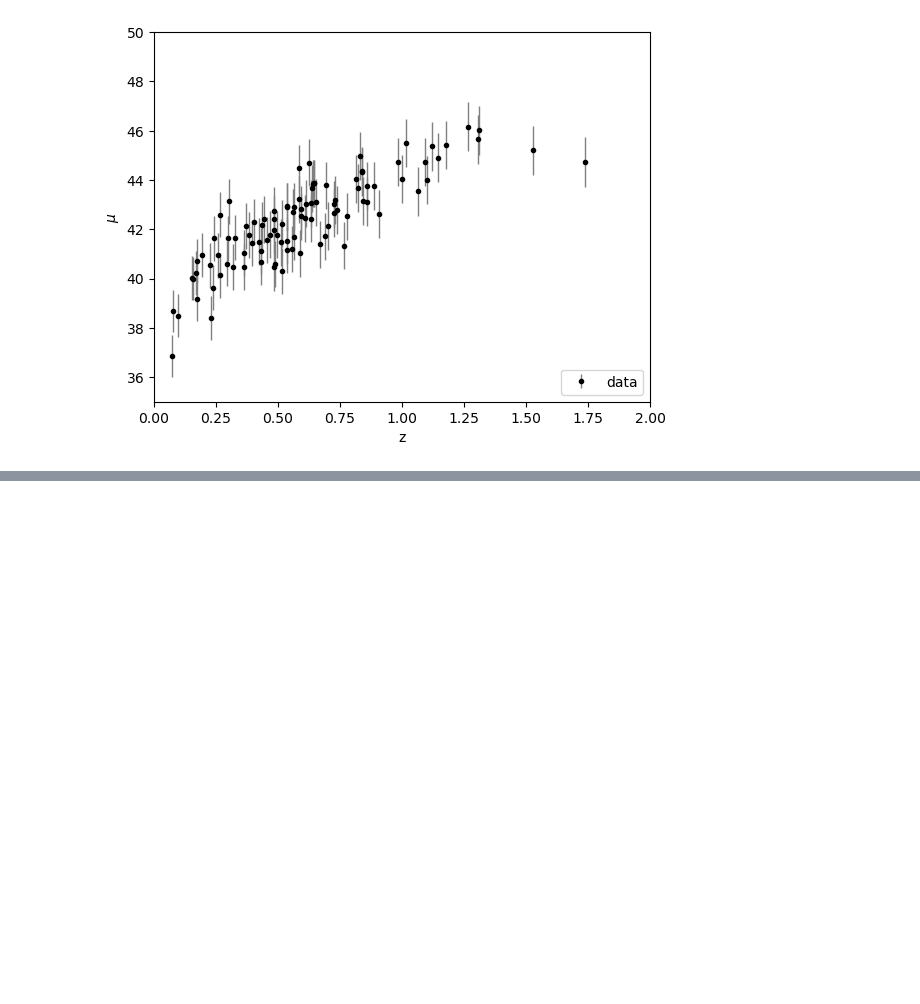
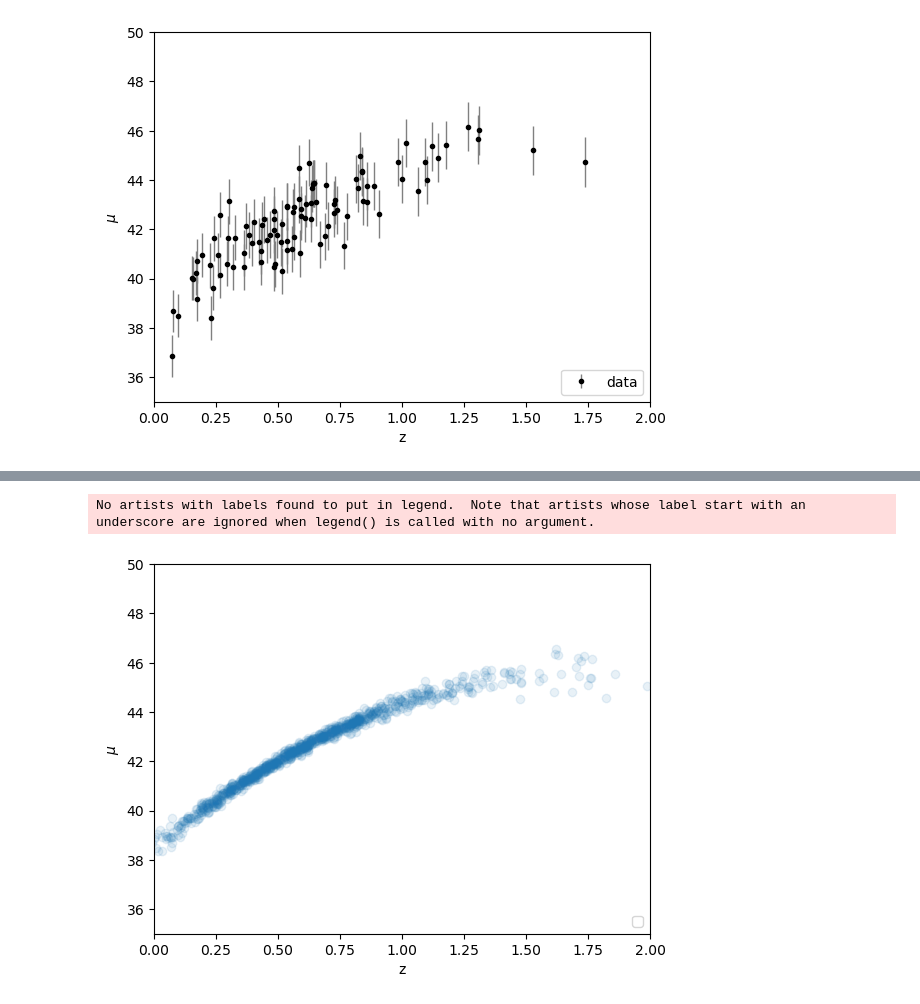
Before and after one commit to Diego-Albano/astrostatistics_bicocca_2025, a Jupyter notebook: working/W18.ipynb, the cells around one changed output, grey strips where cells are left out. Saved outputs shown, nothing was run; the diff lists cells and outputs as text; code cells hidden in the pictures; blank space fills up the shorter version.

```diff
--- a/working/W18.ipynb
+++ b/working/W18.ipynb
@@ -41,0 +68,18 @@ plt.ylim(35,50);
+# %%
+N = 1000
+x_sample_generated = kde_skl.sample(N)        #x sample sampled from the pdf of my GPR fit
+
+y_gpr=[]
+for z in x_sample_generated.flatten():
+    y_fit, y_std = gp.predict([[z]], return_std=True)
+    y_gpr.append(np.random.normal(y_fit, y_std))
+
+plt.scatter(x_sample_generated, y_gpr, alpha=0.1)
+plt.xlabel("z")
+plt.ylabel("$\mu$")
+plt.legend(loc='lower right')
+plt.xlim(0,2)
+plt.ylim(35,50);
+# %% [output]
+No artists with labels found to put in legend.  Note that artists whose label start with an underscore are ignored when legend() is called with no argument.
+[figure, added]
```
Also changed, not shown: parts of 3 cells of this notebook.
